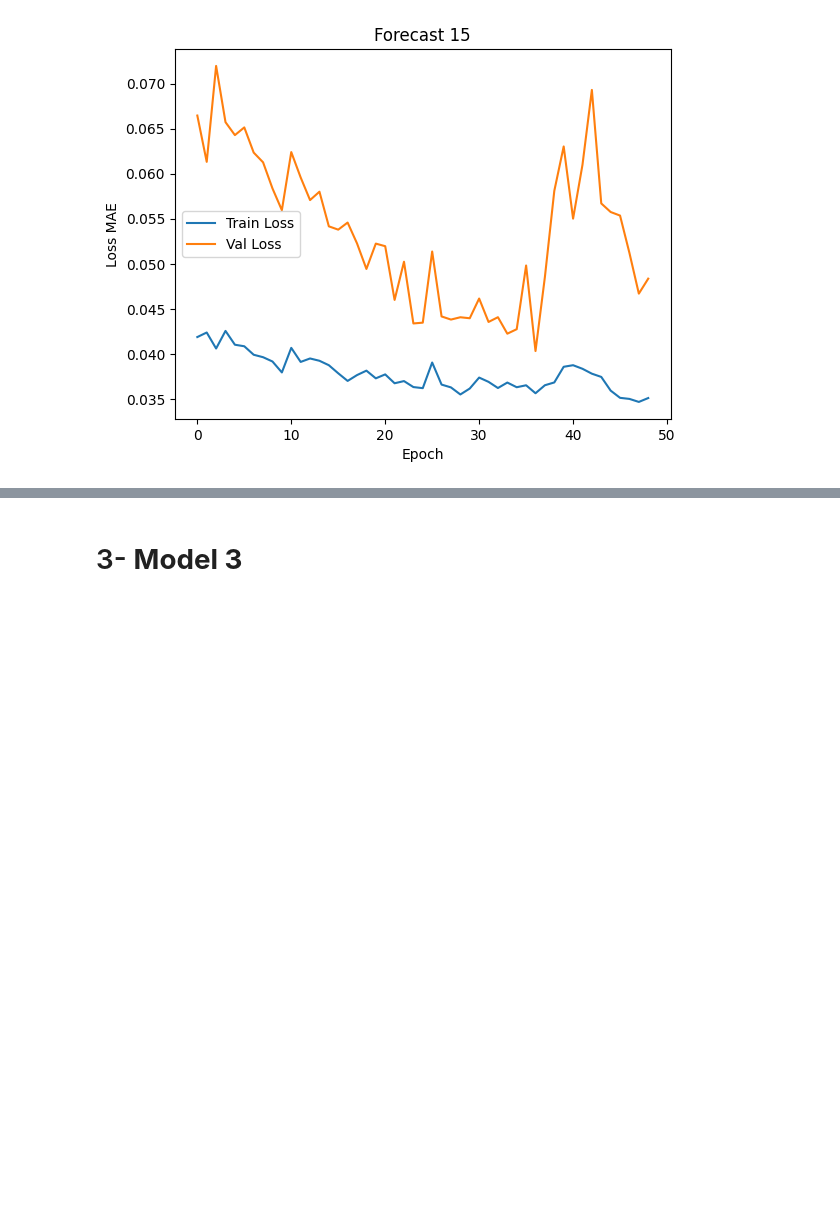
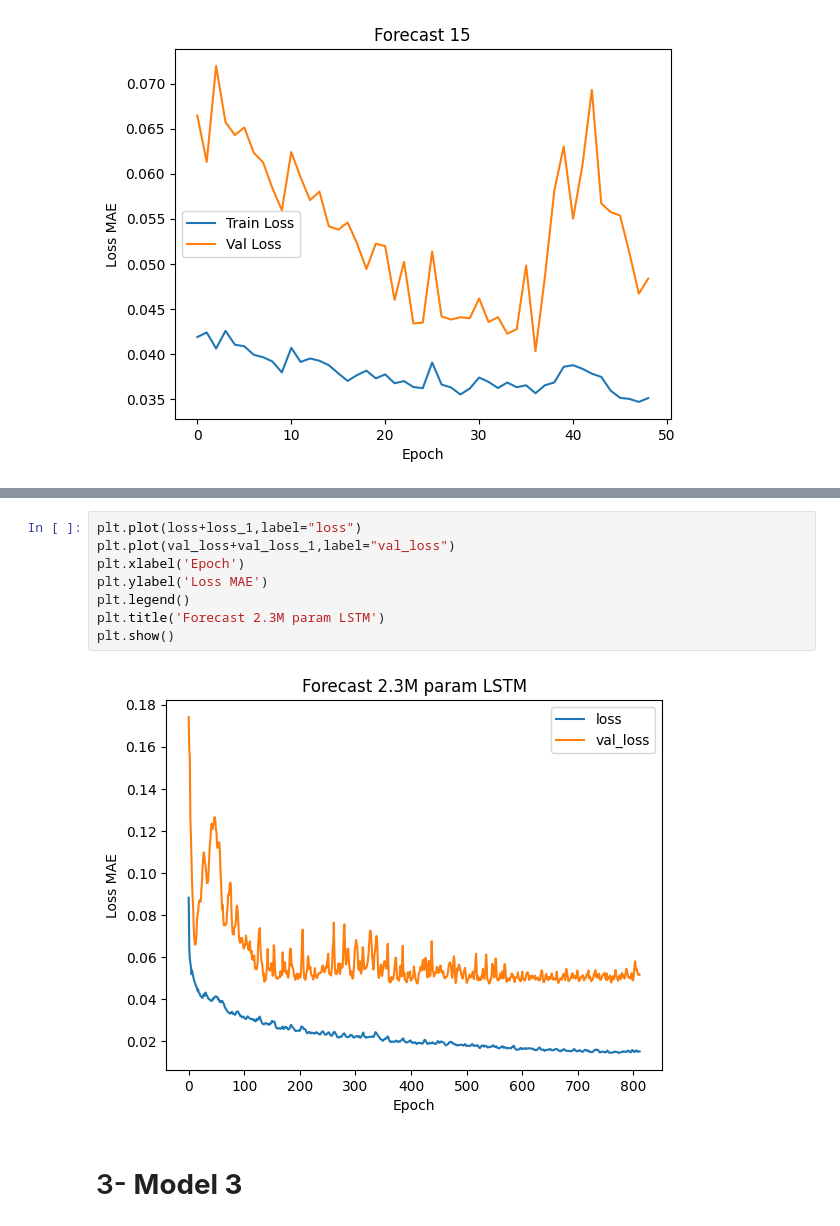
Before and after one commit to mslhamdi/Internship-Project-Aix-Marseille-University, a Jupyter notebook: Forecasting models/Using time series and images/Models_arch_1.ipynb, the cells around one changed output, grey strips where cells are left out. Drawn from its saved outputs; the diff is of its cells as text; blank space fills up the shorter version.

Commit message:
Doing some changes and adding some graphs

```diff
--- a/Forecasting models/Using time series and images/Models_arch_1.ipynb
+++ b/Forecasting models/Using time series and images/Models_arch_1.ipynb
@@ -435,3 +465,13 @@ plt.show()
+# %%
+plt.plot(loss+loss_1,label="loss")
+plt.plot(val_loss+val_loss_1,label="val_loss")
+plt.xlabel('Epoch')
+plt.ylabel('Loss MAE')
+plt.legend()
+plt.title('Forecast 2.3M param LSTM')
+plt.show()
+# %% [output]
+[figure, added]
 # %% [markdown]
 # 3- **Model 3**
 # %%
```
Also changed, not shown: parts of 1 cell of this notebook.
